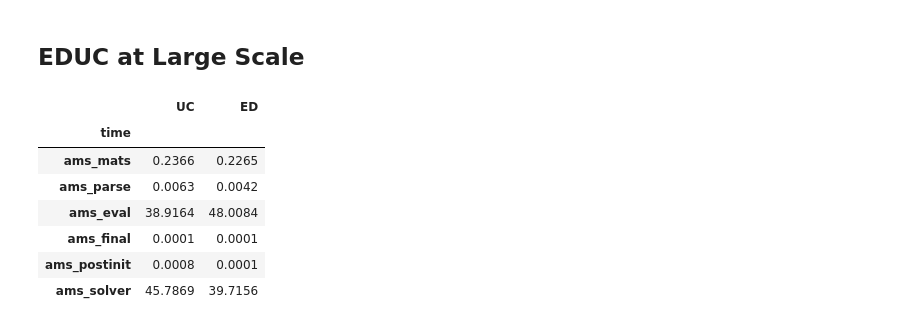
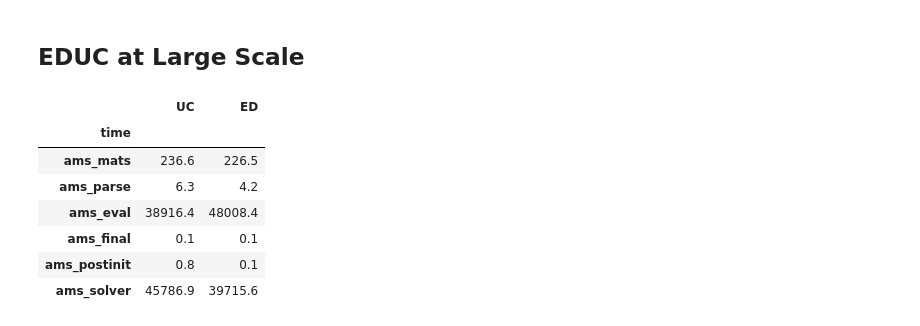
Before and after one commit to CURENT/demo, a Jupyter notebook: demo/ams_benchmark/plot/bench_plot.ipynb, the cells around one changed output. Drawn from its saved outputs; the diff is of its cells as text; code cells hidden in the pictures.

```diff
--- a/demo/ams_benchmark/bench_plot.ipynb
+++ b/demo/ams_benchmark/plot/bench_plot.ipynb
@@ -509,19 +509,19 @@ The PostScript backend does not support transparency; partially transparent arti
 ## EDUC at Large Scale
 # %%
 # this file is in unit 's' rather than 'ms'
-time_educ = pd.read_csv('results_educ_large.csv', index_col=0)
+time_educ = pd.read_csv('../results/results_educ_large.csv', index_col=0)
 time_educ.set_index('time', inplace=True)
-
+time_educ[['UC', 'ED']] *= 1000
 time_educ
 # %% [output]
 |  | UC | ED |
 | time |  |  |
-| ams_mats | 0.2366 | 0.2265 |
-| ams_parse | 0.0063 | 0.0042 |
-| ams_eval | 38.9164 | 48.0084 |
-| ams_final | 0.0001 | 0.0001 |
-| ams_postinit | 0.0008 | 0.0001 |
-| ams_solver | 45.7869 | 39.7156 |
+| ams_mats | 236.6 | 226.5 |
+| ams_parse | 6.3 | 4.2 |
+| ams_eval | 38916.4 | 48008.4 |
+| ams_final | 0.1 | 0.1 |
+| ams_postinit | 0.8 | 0.1 |
+| ams_solver | 45786.9 | 39715.6 |
 # %%
 # Define the categories
 categories = {
```
Also changed, not shown: parts of 5 cells of this notebook, 21 other files.
